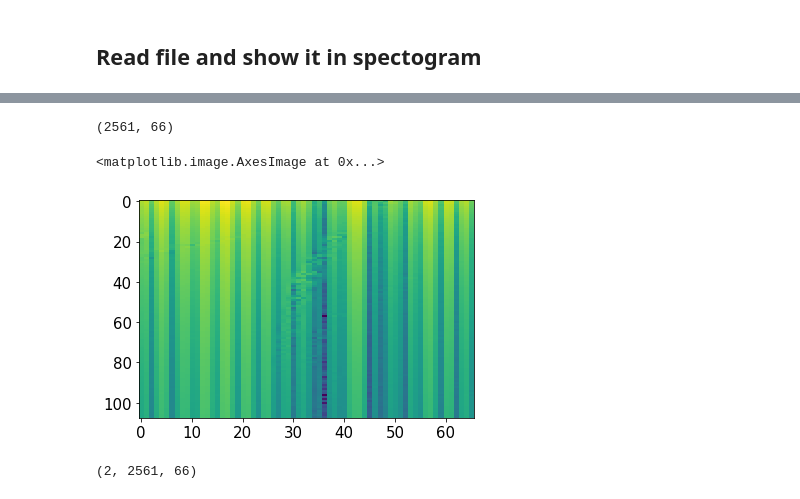
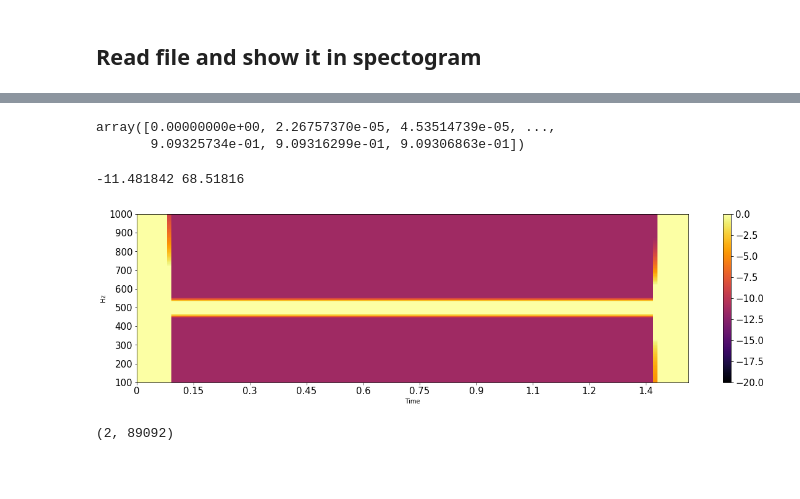
Before and after one commit to mosheman5/deep_voice, a Jupyter notebook: DOA_evaluation/pyroomdoa.ipynb, the cells around one changed output, grey strips where cells are left out. Drawn from its saved outputs; the diff is of its cells as text; code cells hidden in the pictures; blank space fills up the shorter version.

```diff
--- a/DOA_evaluation/pyroomdoa.ipynb
+++ b/DOA_evaluation/pyroomdoa.ipynb
@@ -61,2 +37,0 @@ def read_sound(file_name, time=[231, 245], channel = 0):
-# %%
-data, fs = read_sound(file_name)
@@ -71,15 +45,0 @@ data.shape
-# %%
-def spect(data, fs, fmin=100, fmax = 1000, nfft_ratio=11, overlap_ratio=16, Gain = 35, figsize=(15, 10)):
-
-
-    # Simple API
-    nfft=int(1024*nfft_ratio)
-
-    X = librosa.stft(data, n_fft=nfft, hop_length=int(nfft/(overlap_ratio*1.)))
-
-    X[:int(X.shape[0]*2*fmin/(fs)),:] = 0
-    X = X[:int(X.shape[0]*(fmax*2./(fs))), :]
-
-    Xdb = librosa.amplitude_to_db(abs(X))
-    plt.figure(figsize=figsize)
-    librosa.display.specshow(Xdb, sr=int(2*fmax), x_axis='time', y_axis='hz', cmap='inferno')
@@ -225,13 +46,17 @@ img = 20*np.log10(np.abs(X[0]))
+# %%
+np.sin((1./fs)*np.arange(data.shape[0]))
+# %% [output]
+array([0.00000000e+00, 2.26757370e-05, 4.53514739e-05, ...,
+       9.09325734e-01, 9.09316299e-01, 9.09306863e-01])
+# %%
+clim = (-20, 0)
+spect(np.sin(2*np.pi*500*(1./fs)*np.arange(data.shape[0])),fs, figsize=[20,5])
+plt.colorbar()
+plt.clim(clim)
+# %% [output]
+-11.481842 68.51816
+[figure, added]
 # %%
-img.shape
+rec_signal.shape
 # %% [output]
-(2561, 66)
+(2, 89092)
-# %%
-plt.imshow(20*np.log10(np.abs(X[0]))[12:120, :], aspect='auto')
-# %% [output]
-<matplotlib.image.AxesImage at 0x...>
-[figure, removed]
-# %%
-X.shape
-# %% [output]
-(2, 2561, 66)
```
Also changed, not shown: parts of 28 cells of this notebook, 1 other file.
